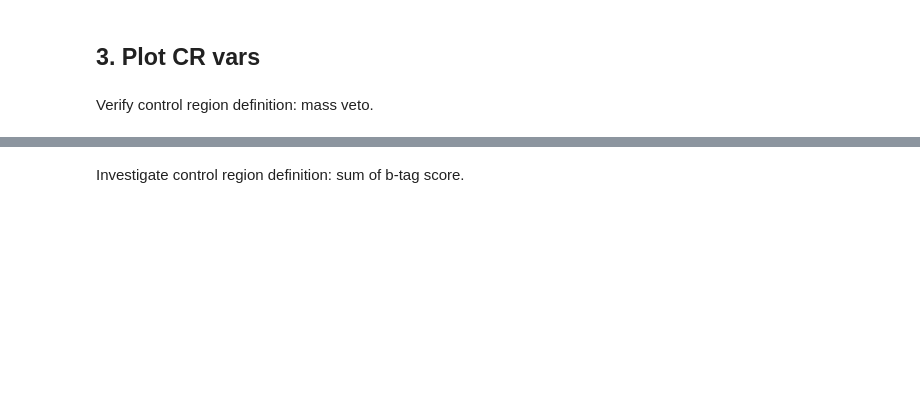
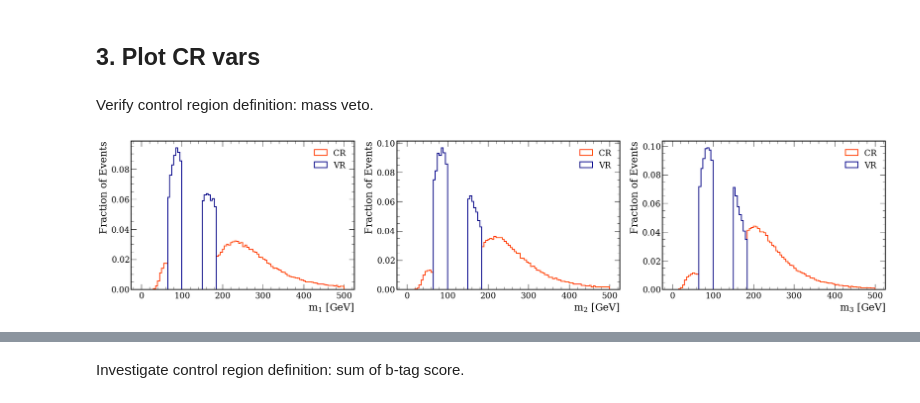
Before and after one commit to srosenzweig09/analysis, a Jupyter notebook: jupyter/6_background_estimation/background_estimation.ipynb, the cells around one changed output, grey strips where cells are left out. Saved outputs shown, nothing was run; the diff lists cells and outputs as text; code cells hidden in the pictures; blank space fills up the shorter version.

```diff
--- a/jupyter/6_background_estimation/background_estimation.ipynb
+++ b/jupyter/6_background_estimation/background_estimation.ipynb
@@ -185,4 +187,35 @@ print(ak.sum(dat_CR))
 ## 3. Plot CR vars
 # %% [markdown]
 Verify control region definition: mass veto.
+# %%
+mH_bins = np.linspace(0,500,101)
+fig, axs = plt.subplots(figsize=(25,6), nrows=1, ncols=3)
+
+ax = axs[0]
+n_CR, b = Hist(datTree.t6_higgs_m[:,0][dat_CR], bins=mH_bins, ax=ax, color='orangered', density=1, label='CR')
+n_VR, b = Hist(datTree.t6_higgs_m[:,0][dat_VR], bins=mH_bins, ax=ax, color='darkblue', density=1, label='VR')
+# ax.yaxis.set_major_formatter(FormatStrFormatter('%.2f'))
+ax.set_xlabel(r'$m_1$ [GeV]')
+ax.set_ylabel('Fraction of Events')
+# print(n_s.sum()/np.sqrt(n_b.sum()))
+
+ax = axs[1]
+n_CR, b = Hist(datTree.t6_higgs_m[:,1][dat_CR], bins=mH_bins, ax=ax,color='orangered', density=1, label='CR')
+n_VR, b = Hist(datTree.t6_higgs_m[:,1][dat_VR], bins=mH_bins, ax=ax,color='darkblue', density=1, label='VR')
+# ax.yaxis.set_major_formatter(FormatStrFormatter('%.2f'))
+ax.set_xlabel(r'$m_2$ [GeV]')
+ax.set_ylabel('Fraction of Events')
+
+ax = axs[2]
+n_s, b = Hist(datTree.t6_higgs_m[:,2][dat_CR], bins=mH_bins, ax=ax, color='orangered', density=1, label='CR')
+n_s, b = Hist(datTree.t6_higgs_m[:,2][dat_VR], bins=mH_bins, ax=ax, color='darkblue', density=1, label='VR')
+# ax.yaxis.set_major_formatter(FormatStrFormatter('%2.2f'))
+ax.set_xlabel(r'$m_3$ [GeV]')
+ax.set_ylabel('Fraction of Events')
+
+plt.tight_layout()
+
+fig.savefig(f'plots/dat_mH_CRVR.pdf')
+# %% [output]
+[figure, added]
 # %%
```
Also changed, not shown: parts of 21 cells of this notebook.
